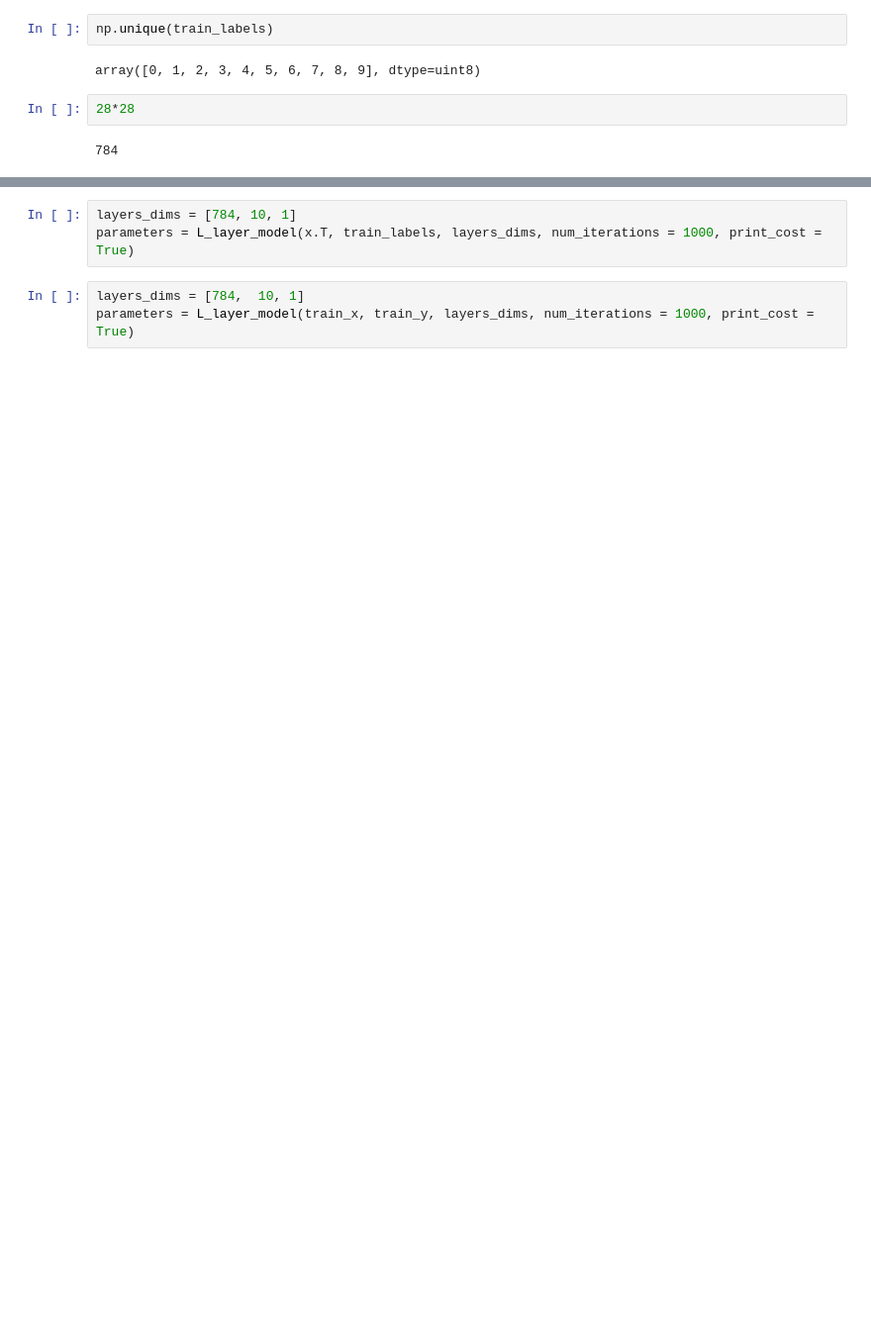
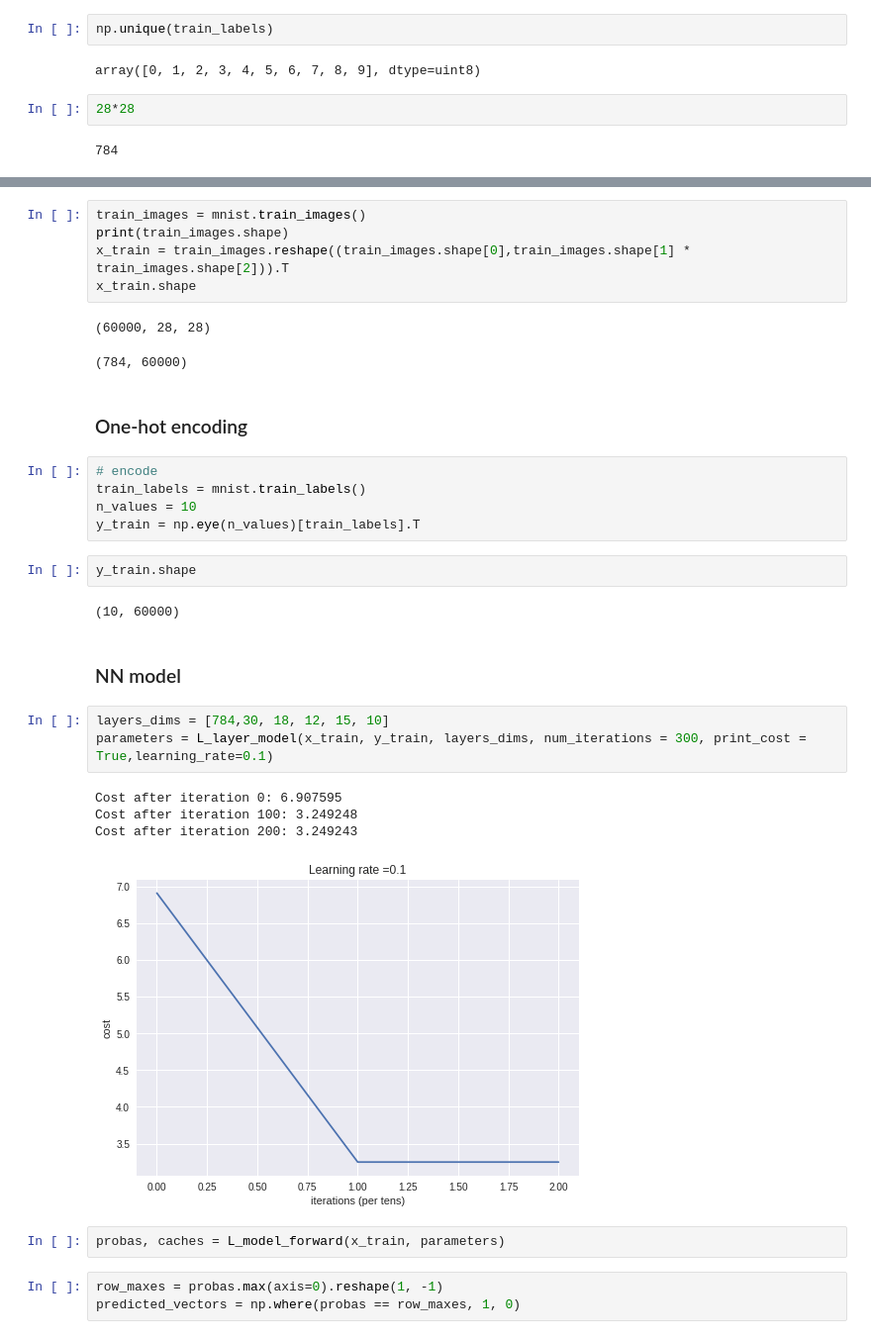
Before and after one commit to paulamos/MLcourse, a Jupyter notebook: MachineLearningLab02.ipynb, the cells around one changed output, grey strips where cells are left out. Shown at 99% size. Cells and saved outputs as stored; diff of their text form; blank space fills up the shorter version.

Commit message:
Added MNIST dataset

```diff
--- a/MachineLearningLab02.ipynb
+++ b/MachineLearningLab02.ipynb
@@ -443,6 +488,34 @@ train_y = train_y.reshape(100,1)
+# %%
+train_images = mnist.train_images()
+print(train_images.shape)
+x_train = train_images.reshape((train_images.shape[0],train_images.shape[1] * train_images.shape[2])).T
+x_train.shape
+# %% [output]
+(60000, 28, 28)
+(784, 60000)
+# %% [markdown]
+### One-hot encoding
+# %%
+# encode
+train_labels = mnist.train_labels()
+n_values = 10
+y_train = np.eye(n_values)[train_labels].T
+# %%
+y_train.shape
+# %% [output]
+(10, 60000)
+# %% [markdown]
+### NN model
 # %%
-layers_dims = [784, 10, 1]
-parameters = L_layer_model(x.T, train_labels, layers_dims, num_iterations = 1000, print_cost = True)
+layers_dims = [784,30, 18, 12, 15, 10]
+parameters = L_layer_model(x_train, y_train, layers_dims, num_iterations = 300, print_cost = True,learning_rate=0.1)
+# %% [output]
+Cost after iteration 0: 6.907595
+Cost after iteration 100: 3.249248
+Cost after iteration 200: 3.249243
+[figure, added]
-# %%
-layers_dims = [784,  10, 1]
-parameters = L_layer_model(train_x, train_y, layers_dims, num_iterations = 1000, print_cost = True)
+# %%
+probas, caches = L_model_forward(x_train, parameters)
+# %%
+row_maxes = probas.max(axis=0).reshape(1, -1)
+predicted_vectors = np.where(probas == row_maxes, 1, 0)
```
Also changed, not shown: parts of 50 cells of this notebook.
